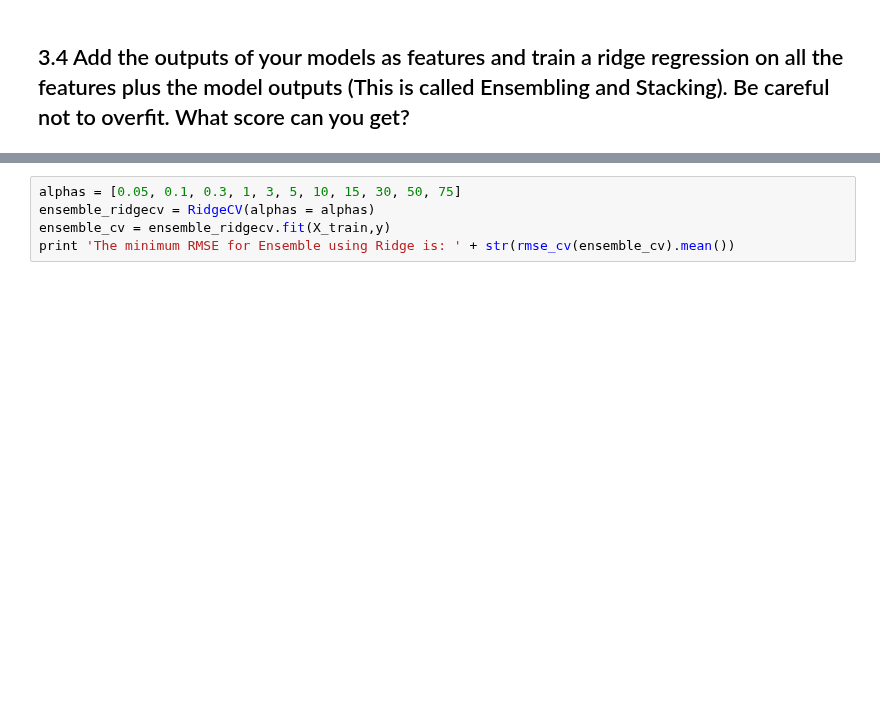
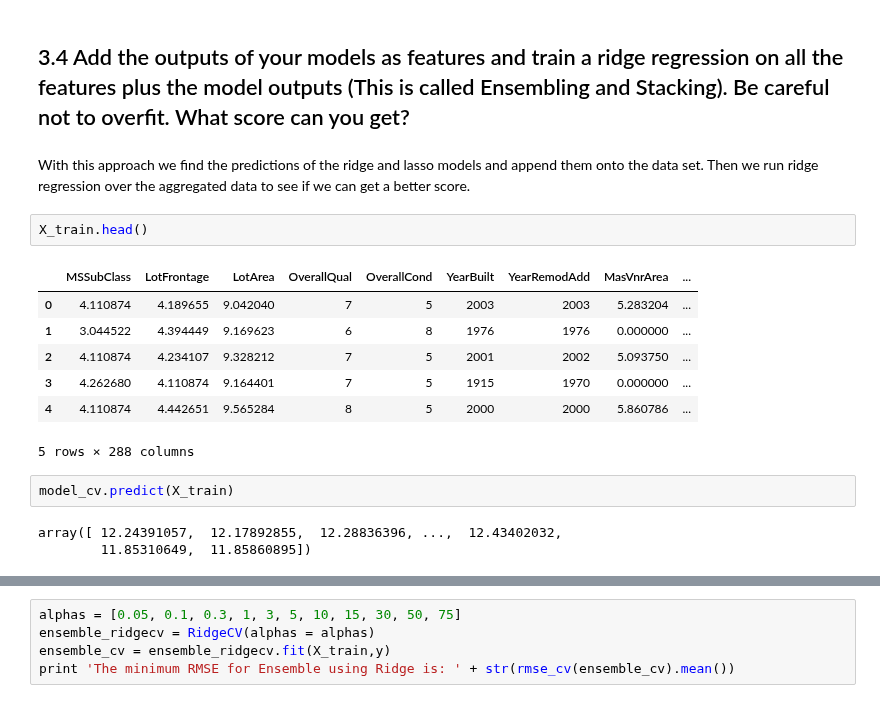
Before and after one commit to Ada520/DSLab, a Jupyter notebook: Lab4/Lab4.ipynb, the cells around one changed output, grey strips where cells are left out. Drawn from its saved outputs; the diff is of its cells as text; blank space fills up the shorter version.

```diff
--- a/Lab4/Lab4.ipynb
+++ b/Lab4/Lab4.ipynb
@@ -604,5 +604,22 @@ plt.show()
 # %% [markdown]
 ## 3.4 Add the outputs of your models as features and train a ridge regression on all the features plus the model outputs (This is called Ensembling and Stacking). Be careful not to overfit. What score can you get?
+# %% [markdown]
+With this approach we find the predictions of the ridge and lasso models and append them onto the data set. Then we run ridge regression over the aggregated data to see if we can get a better score.
+# %%
+X_train.head()
+# %% [output]
+|  | MSSubClass | LotFrontage | LotArea | OverallQual | OverallCond | YearBuilt | YearRemodAdd | MasVnrArea | ... |
+| 0 | 4.110874 | 4.189655 | 9.042040 | 7 | 5 | 2003 | 2003 | 5.283204 | ... |
+| 1 | 3.044522 | 4.394449 | 9.169623 | 6 | 8 | 1976 | 1976 | 0.000000 | ... |
+| 2 | 4.110874 | 4.234107 | 9.328212 | 7 | 5 | 2001 | 2002 | 5.093750 | ... |
+| 3 | 4.262680 | 4.110874 | 9.164401 | 7 | 5 | 1915 | 1970 | 0.000000 | ... |
+| 4 | 4.110874 | 4.442651 | 9.565284 | 8 | 5 | 2000 | 2000 | 5.860786 | ... |
+5 rows × 288 columns
+# %%
+model_cv.predict(X_train)
+# %% [output]
+array([ 12.24391057,  12.17892855,  12.28836396, ...,  12.43402032,
+        11.85310649,  11.85860895])
 # %%
 # find predictions from each model
 ridge_features = model_cv.predict(X_train)
```
Also changed, not shown: parts of 17 cells of this notebook.
